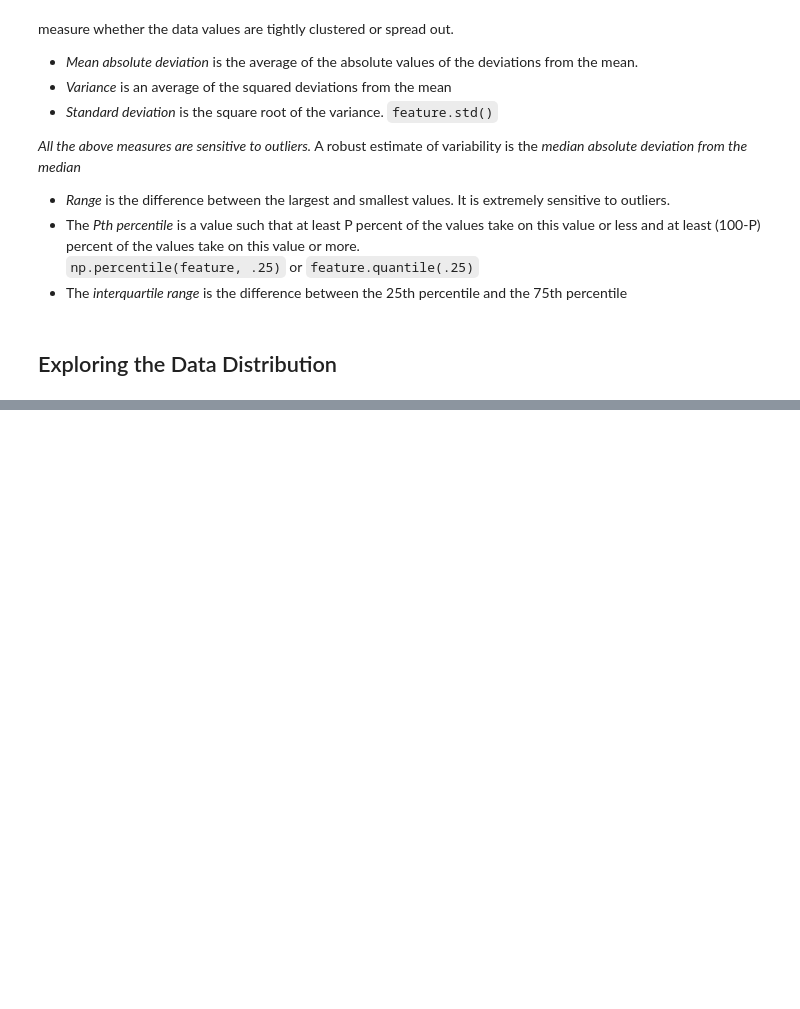
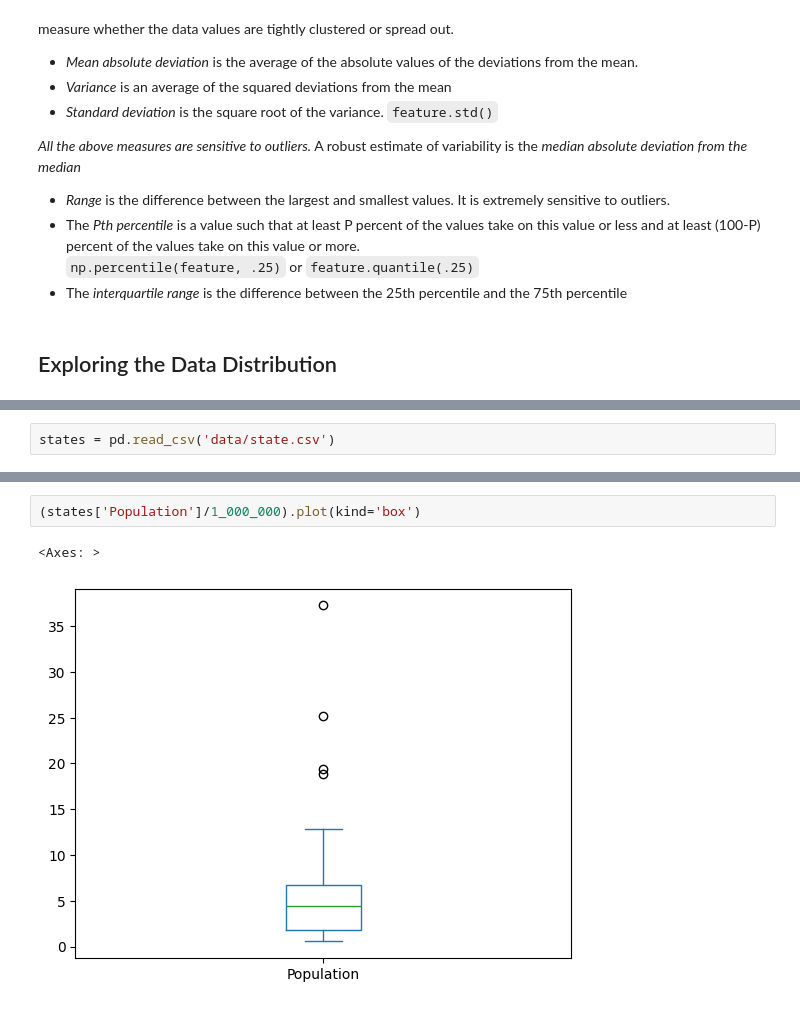
Before and after one commit to f7ord/data-science-projects, a Jupyter notebook: statistics-notes/Statistics notes.ipynb, the cells around one changed output, grey strips where cells are left out. Cells and saved outputs as stored; diff of their text form; blank space fills up the shorter version.

Commit message:
Exploring the different visual representations of data

```diff
--- a/statistics-notes/Statistics notes.ipynb
+++ b/statistics-notes/Statistics notes.ipynb
@@ -92,0 +65,2 @@ plt.boxplot(pd.Series(x))
+# %%
+states = pd.read_csv('data/state.csv')
@@ -92,0 +96,5 @@ plt.boxplot(pd.Series(x))
+# %%
+(states['Population']/1_000_000).plot(kind='box')
+# %% [output]
+<Axes: >
+[figure, added]
```
Also changed, not shown: parts of 16 cells of this notebook.
